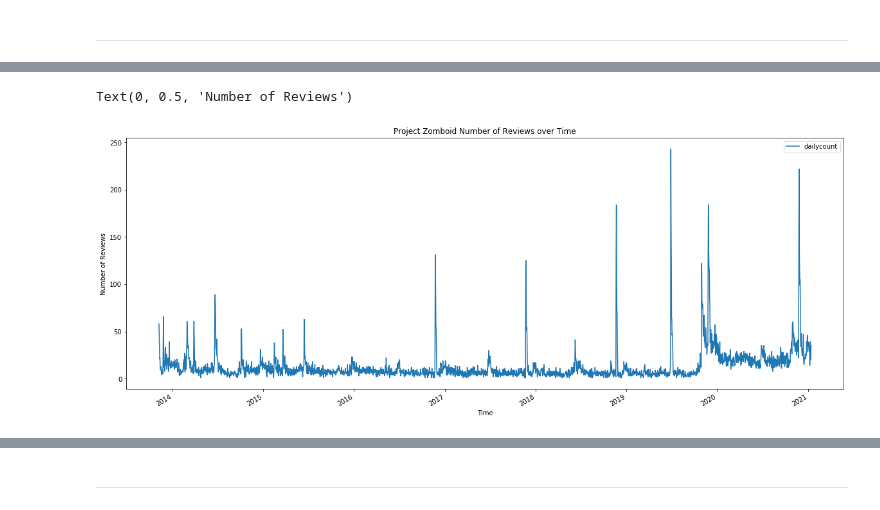
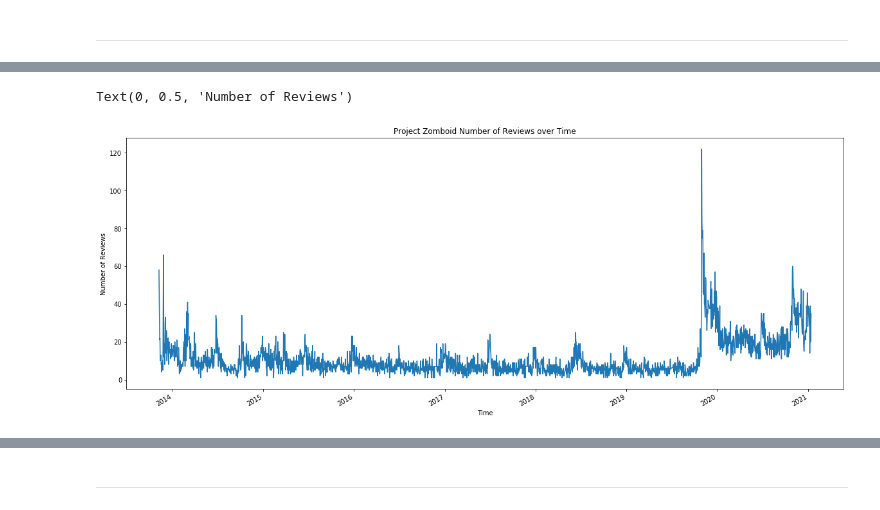
Before and after one commit to Moses-Lin/projectzomboidtimeseries, a Jupyter notebook: EDA.ipynb, the cells around one changed output, grey strips where cells are left out. Saved outputs shown, nothing was run; the diff lists cells and outputs as text; code cells hidden in the pictures.

```diff
--- a/EDA.ipynb
+++ b/EDA.ipynb
@@ -195,0 +177,35 @@ memory usage: 40.9 KB
+# %%
+def hampel(vals_orig, k=7, t0=3):
+    '''
+    vals: pandas series of values from which to remove outliers
+    k: size of window (including the sample; 7 is equal to 3 on either side of value)
+    '''
+
+    #Make copy so original not edited
+    vals = vals_orig.copy()
+
+    #Hampel Filter
+    L = 1.4826
+    rolling_median = vals.rolling(window=k, center=True).median()
+    MAD = lambda x: np.median(np.abs(x - np.median(x)))
+    rolling_MAD = vals.rolling(window=k, center=True).apply(MAD)
+    threshold = t0 * L * rolling_MAD
+    difference = np.abs(vals - rolling_median)
+
+    '''
+    Perhaps a condition should be added here in the case that the threshold value
+    is 0.0; maybe do not mark as outlier. MAD may be 0.0 without the original values
+    being equal. See differences between MAD vs SDV.
+    '''
+
+    outlier_idx = difference > threshold
+    vals[outlier_idx] = rolling_median[outlier_idx]
+    return(vals)
+# %%
+ts = reviewcount
+hampts = hampel(ts, 40)
+
+ts.plot(figsize = (20,8))
+hampts.plot(figsize = (20,8))
+
+plt.show()
@@ -195,0 +235,3 @@ memory usage: 40.9 KB
+# %%
+reviewcount['dailycountfilter'] = pd.Series(hampts.values.flatten(), index=reviewcount.index)
+reviewcount
@@ -195,0 +253,3 @@ memory usage: 40.9 KB
+# %%
+reviewcount['filtered'] = np.where(reviewcount['dailycount'] == reviewcount['dailycountfilter'], True, False)
+reviewcount['filtered'].value_counts()
@@ -215,11 +280,11 @@ month_mean
 # %%
-reviewcount.plot(figsize = (20,8))
+reviewcount['dailycountfilter'].plot(figsize = (20,8))
 plt.title('Project Zomboid Number of Reviews over Time')
 plt.xlabel('Time', fontsize=10)
 plt.ylabel('Number of Reviews', fontsize=10)
 # %% [output]
 Text(0, 0.5, 'Number of Reviews')
-[figure, old version]
+[figure, new version]
 # %%
 month_mean.plot(figsize = (20,8))
 plt.title('Project Zomboid Number of Reviews over Time')
```
Also changed, not shown: parts of 28 cells of this notebook.
